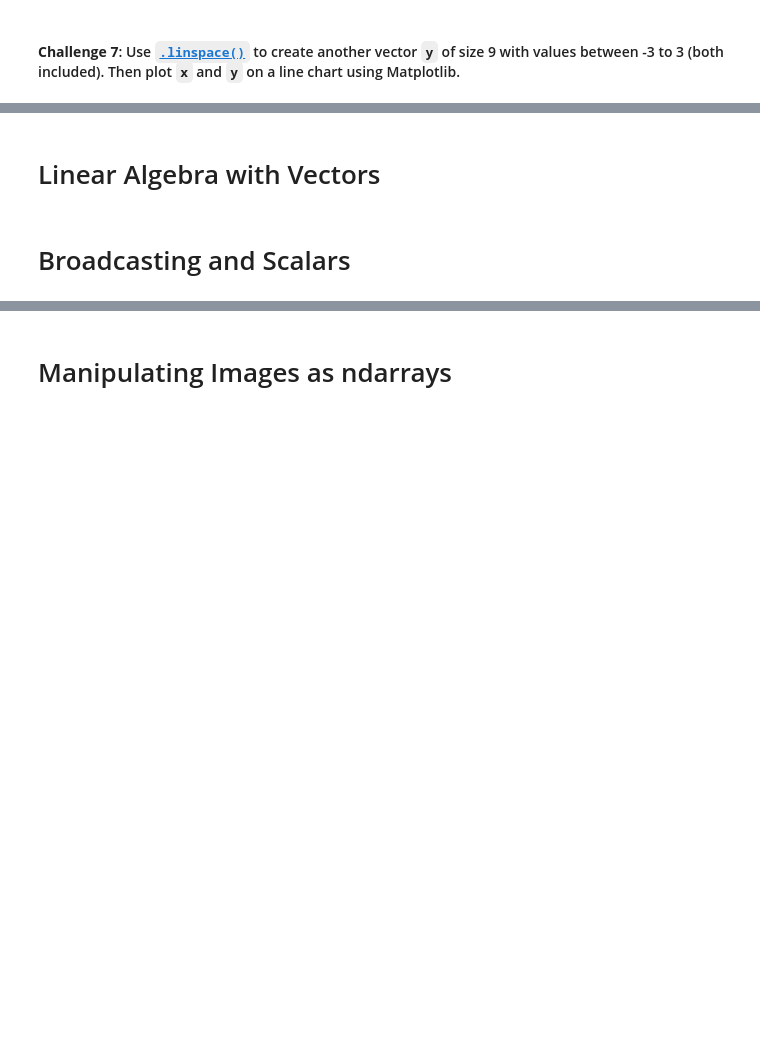
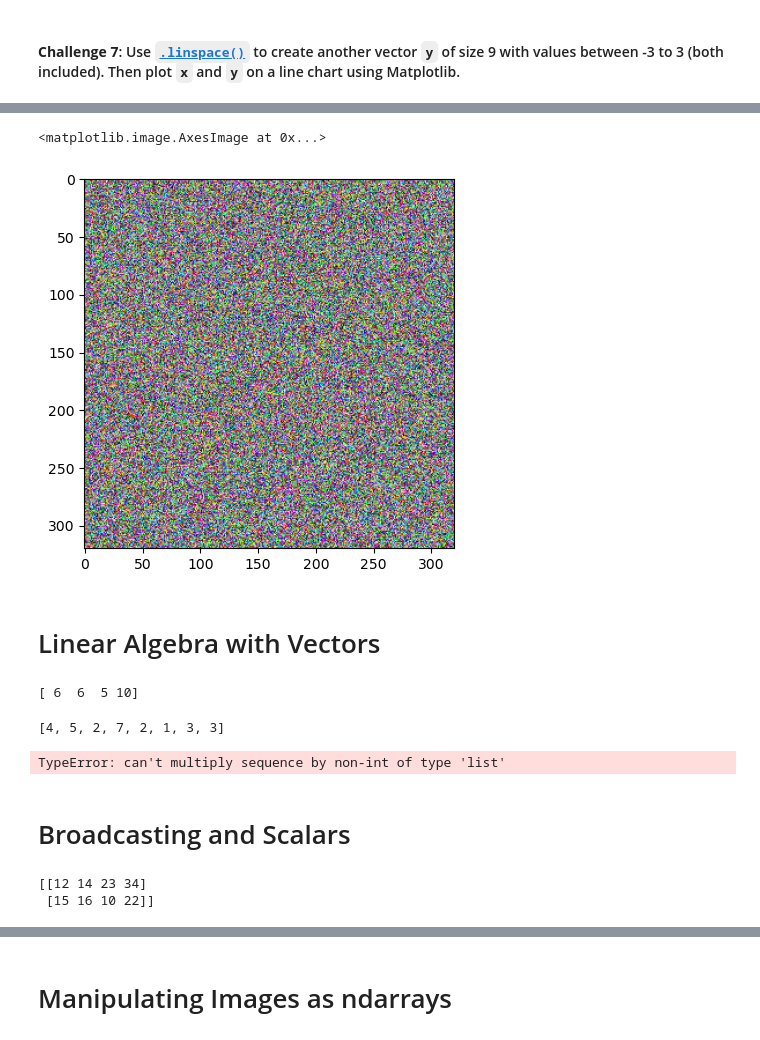
Before and after one commit to thedarkarchitect/basic_python_DS, a Jupyter notebook: Computation with NumPy/Computation_with_NumPy_and_N_Dimensional_Arrays.ipynb, the cells around one changed output, grey strips where cells are left out. Cells and saved outputs as stored; diff of their text form; code cells hidden in the pictures; blank space fills up the shorter version.

```diff
--- a/Computation with NumPy/Computation_with_NumPy_and_N_Dimensional_Arrays.ipynb
+++ b/Computation with NumPy/Computation_with_NumPy_and_N_Dimensional_Arrays.ipynb
@@ -172,11 +206,27 @@ TypeError: 'module' object is not callable
+# %%
+noise = np.random.random((320,320,3))
+plt.imshow(noise)
+# %% [output]
+<matplotlib.image.AxesImage at 0x...>
+[figure, added]
 # %% [markdown]
 # Linear Algebra with Vectors
 # %%
 v1 = np.array([4, 5, 2, 7])
 v2 = np.array([2, 1, 3, 3])
+
+print(v1 + v2)
+# %% [output]
+[ 6  6  5 10]
 # %%
 # Python Lists vs ndarrays
 list1 = [4, 5, 2, 7]
 list2 = [2, 1, 3, 3]
+#So array only can be broadcasted but not lists
+print(list1 + list2)
+print(list1 * list2)#Error
+# %% [output]
+[4, 5, 2, 7, 2, 1, 3, 3]
+TypeError: can't multiply sequence by non-int of type 'list'
 # %% [markdown]
 # Broadcasting and Scalars
@@ -183,3 +236,9 @@ list2 = [2, 1, 3, 3]
+# %%
+#This is broadcasted with 10 acting like a scalar
+print(array_1d + 10)
+# %% [output]
+[[12 14 23 34]
+ [15 16 10 22]]
 # %% [markdown]
 # Matrix Multiplication with @ and .matmul()
 
```
Also changed, not shown: parts of 33 cells of this notebook.
